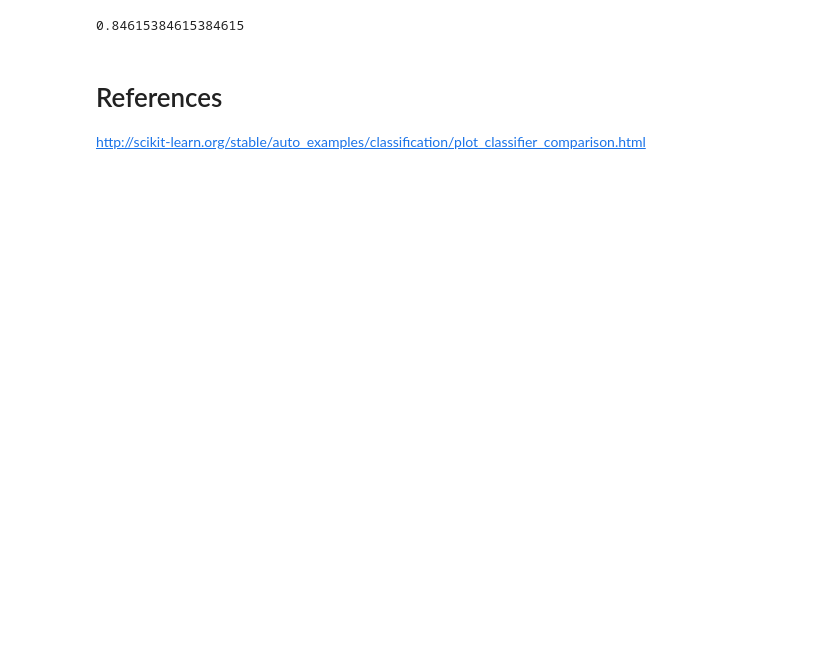
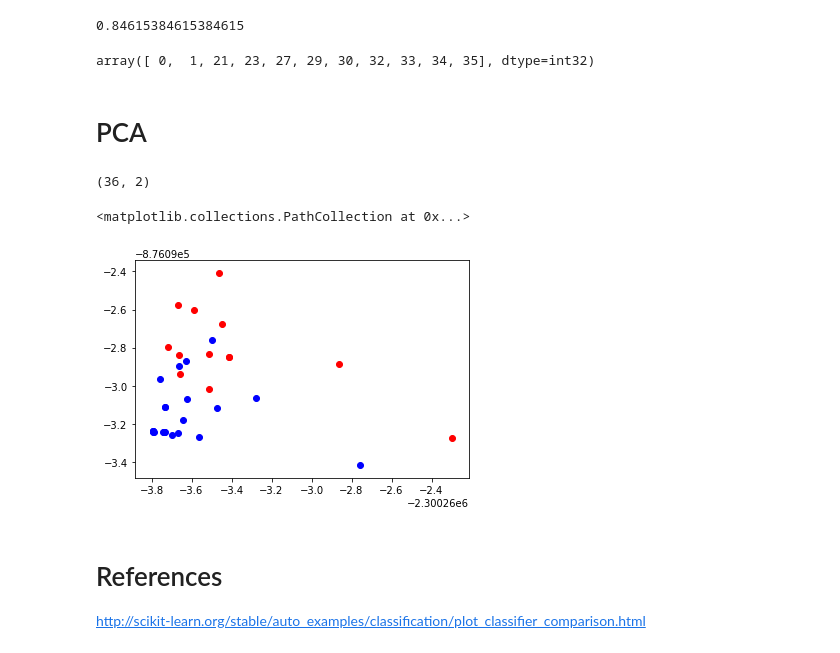
Before and after one commit to liprin1129/DataAnalyst, a Jupyter notebook: HomeWork/P5_ML/final_project/Final Project.ipynb, the cells around one changed output. Drawn from its saved outputs; the diff is of its cells as text; code cells hidden in the pictures; blank space fills up the shorter version.

```diff
--- a/HomeWork/P5_ML/final_project/Final Project.ipynb
+++ b/HomeWork/P5_ML/final_project/Final Project.ipynb
@@ -392,0 +488,8 @@ print(np.shape(features_train), np.shape(features_test))
+# %%
+random_non_poi = list(np.random.randint(len(y[y == False]), size=len(y[y == True])*2))
+poi = list(np.where(y == True)[0])
+#idx = random_non_poi.append(poi)
+idx = random_non_poi + poi
+# %%
+sx = scaled_x[idx]
+sy = y[idx]
@@ -393,5 +510,5 @@ print(np.shape(features_train), np.shape(features_test))
 # %%
 from sklearn.svm import SVC
-clf = SVC()
-clf.fit(features_train, labels_train)
+clf = SVC(kernel = 'rbf', C = 1000, gamma = 0.01)
+clf.fit(sx, sy)
 # %% [output]
@@ -408,6 +531,29 @@ array([False, False, False, False, False, False, False, False, False,
 clf.score(features_test, labels_test)
 # %% [output]
 0.84615384615384615
+# %%
+clf.support_
+# %% [output]
+array([ 0,  1, 21, 23, 27, 29, 30, 32, 33, 34, 35], dtype=int32)
+# %% [markdown]
+# PCA
+# %%
+from sklearn.decomposition import PCA
+
+pca = PCA(n_components=2)
+pca.fit(x)
+X_train_pca = pca.transform(sx)
+# %%
+np.shape(X_train_pca)
+# %% [output]
+(36, 2)
+# %%
+np.where(sy == True)
+plt.scatter(X_train_pca[np.where(sy == True), 0], X_train_pca[np.where(sy == True), 1], c = 'red')
+plt.scatter(X_train_pca[np.where(sy == False), 0], X_train_pca[np.where(sy == False), 1], c = 'blue')
+# %% [output]
+<matplotlib.collections.PathCollection at 0x...>
+[figure, added]
 # %% [markdown]
 # References
 
```
Also changed, not shown: parts of 37 cells of this notebook.
